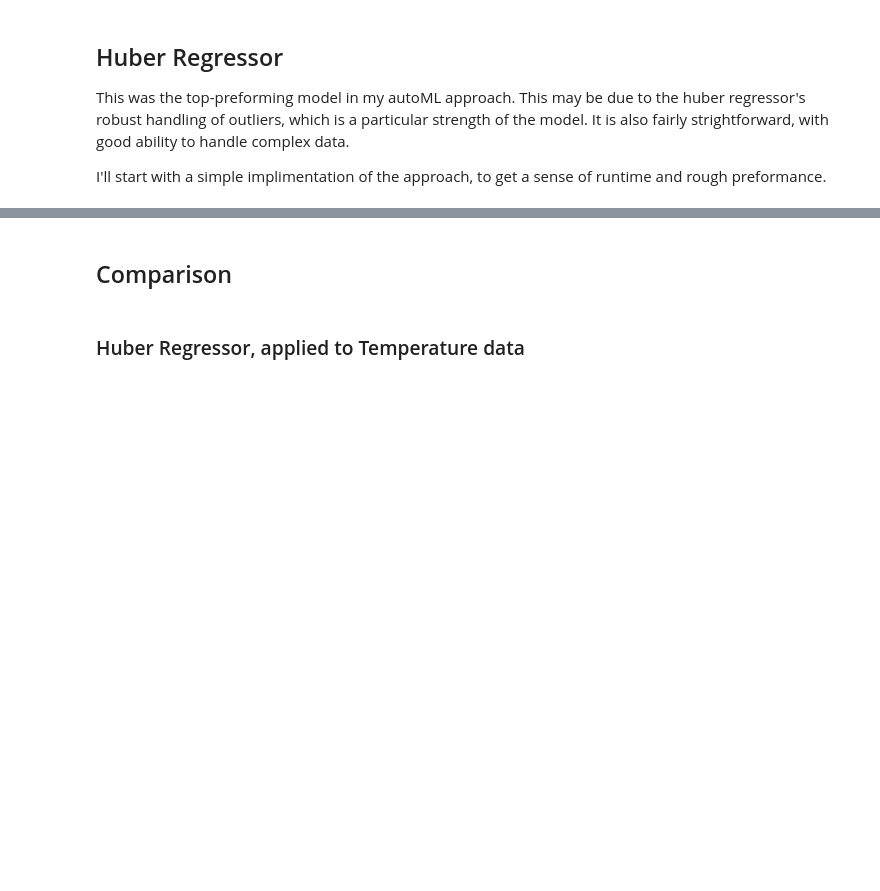
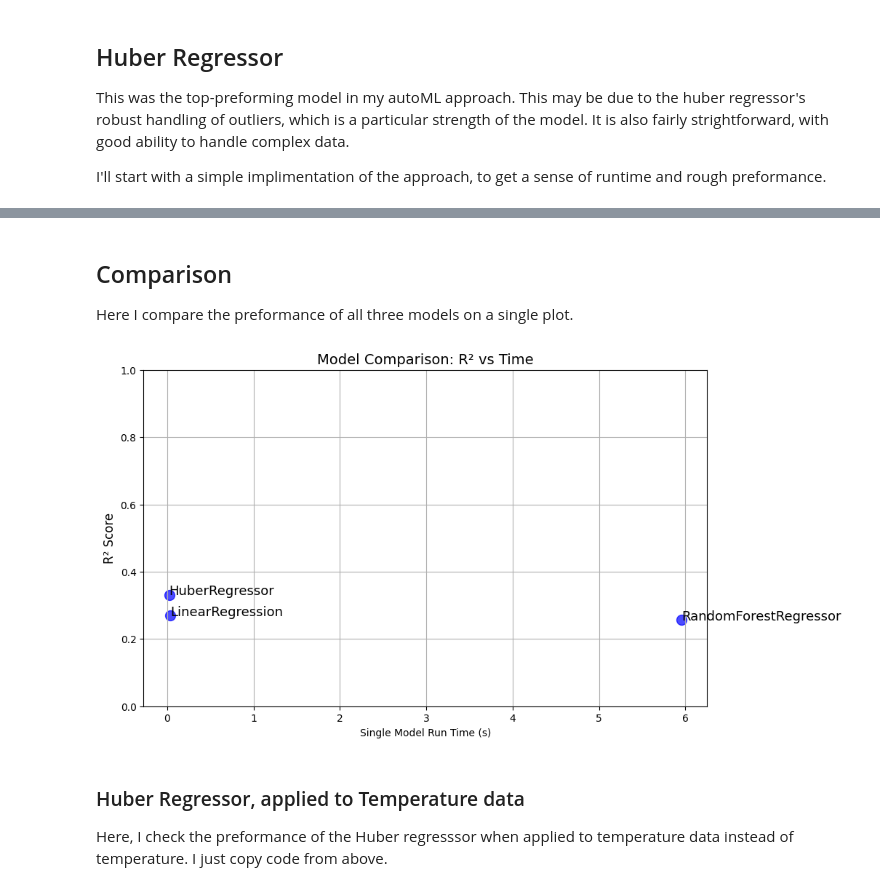
Before and after one commit to liamkirkpatrick/ess469_final, a Jupyter notebook: notebooks-part2/Model_Training_Assesment.ipynb, the cells around one changed output, grey strips where cells are left out. Cells and saved outputs as stored; diff of their text form; code cells hidden in the pictures; blank space fills up the shorter version.

Commit message:
improve comments through autoML and model assesment notebooks

```diff
--- a/notebooks-part2/Model_Training_Assesment.ipynb
+++ b/notebooks-part2/Model_Training_Assesment.ipynb
@@ -531,31 +693,31 @@ plt.show()
-# %% [markdown]
-## Comparison
+# %% [markdown]
+## Comparison
+
+Here I compare the preformance of all three models on a single plot.
 # %%
-# Convert to DataFrame and append to results_df
-rf_results_df = pd.DataFrame(rf_results, index=[0])
-results_df = pd.concat([results_df, rf_results_df], ignore_index=True)
+
 
 # Extract relevant data for plotting
 models = results_df['model']
 r2_scores = results_df['mean_r2']
-times = results_df['K-Fold Time']
+times = results_df['1 Run Time']
 #times = results_df['Hyperparameter Time'].fillna(0) + results_df['K-Fold Time']
 
 # Create the plot
 plt.figure(figsize=(10, 6))
 plt.scatter(times, r2_scores, color='blue', s=100, alpha=0.7)
 
 # Annotate each point with the model name
 for i, model in enumerate(models):
     plt.text(times.iloc[i], r2_scores.iloc[i], model, fontsize=13, ha='left')
 
 # Add labels and title
 plt.title('Model Comparison: R² vs Time', fontsize=14)
-plt.xlabel('K-fold Time (s)')
+plt.xlabel('Single Model Run Time (s)')
 #plt.xlabel('Time (Hyperparameter + K-Fold) [seconds]', fontsize=12)
 plt.ylabel('R² Score', fontsize=12)
 plt.grid(True)
 plt.ylim(0, 1)
 plt.show()
+# %% [output]
+[figure, added]
-# %% [markdown]
-### Huber Regressor, applied to Temperature data
@@ -562,3 +727,7 @@ plt.show()
+# %% [markdown]
+### Huber Regressor, applied to Temperature data
+
+Here, I check the preformance of the Huber regresssor when applied to temperature data instead of temperature. I just copy code from above.
 # %%
 # set target
 target = 'temperature_500hpa'
```
Also changed, not shown: parts of 25 cells of this notebook, 1 other file.
